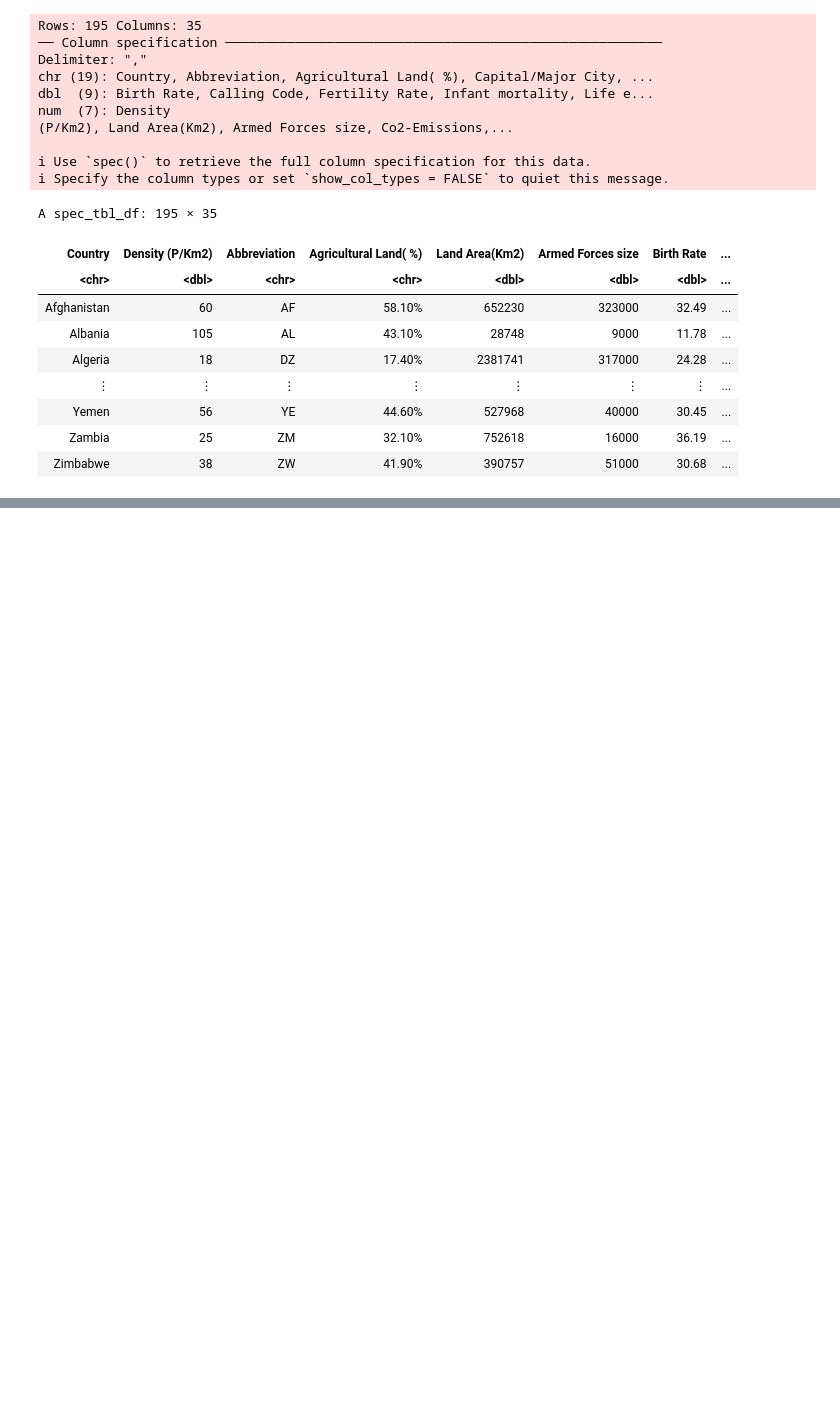
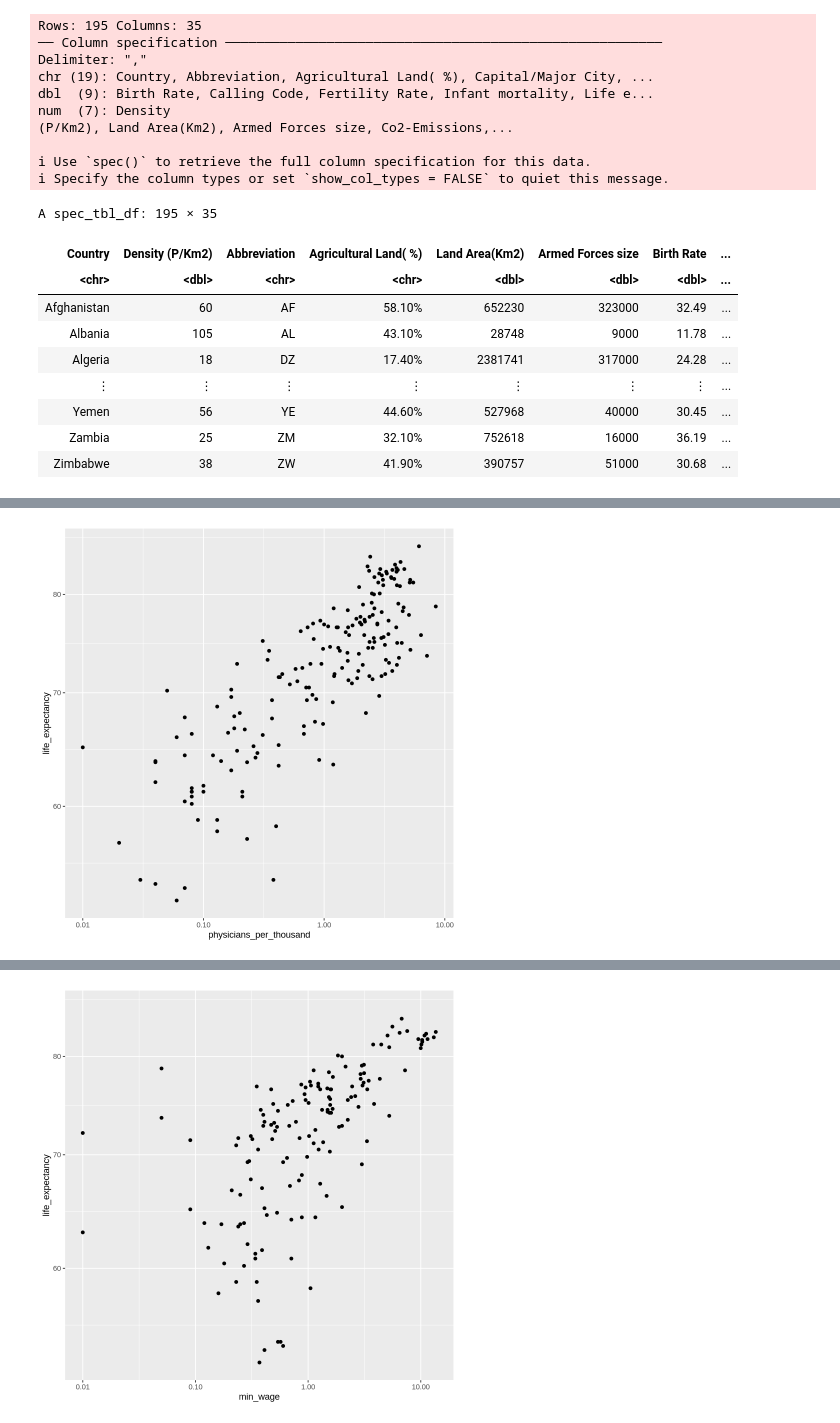
Before and after one commit to Russell-97/Life-Expectancy-Predictor, a Jupyter notebook: Prelim Data Anal.ipynb, the cells around one changed output, grey strips where cells are left out. Drawn from its saved outputs; the diff is of its cells as text; code cells hidden in the pictures; blank space fills up the shorter version.

```diff
--- a/Prelim Data Anal.ipynb
+++ b/Prelim Data Anal.ipynb
@@ -67,0 +71,8 @@ Warning message:
+# %%
+physicians_plot <- ggplot(data_cleaned, aes(x = physicians_per_thousand, y = life_expectancy)) + geom_point() + scale_x_log10() + scale_y_log10()
+physicians_plot
+min_wage_plot <- ggplot(data_cleaned, aes(x = min_wage, y = life_expectancy)) + geom_point() + scale_x_log10() + scale_y_log10()
+min_wage_plot
+education_enrollment_plot <- ggplot(data_cleaned, aes(x = education_enrollment, y = life_expectancy)) + geom_point() + scale_x_log10() + scale_y_log10()
+education_enrollment_plot
+# %% [output]
@@ -67,0 +83 @@ Warning message:
+[figure, added]
@@ -67,0 +86 @@ Warning message:
+[figure, added]
```
Also changed, not shown: parts of 4 cells of this notebook.
